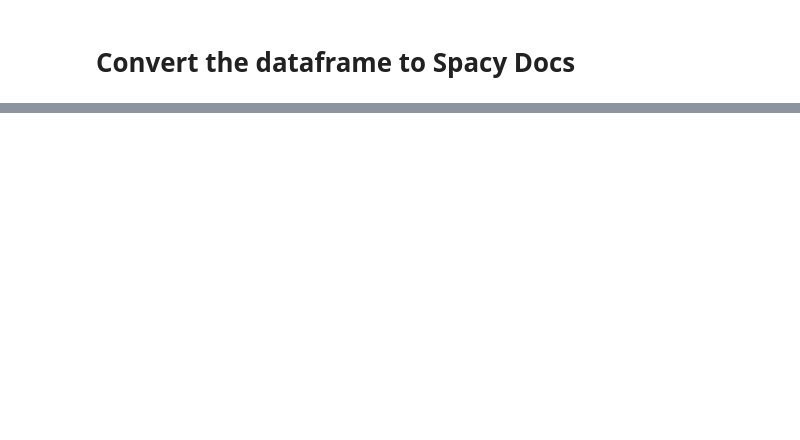
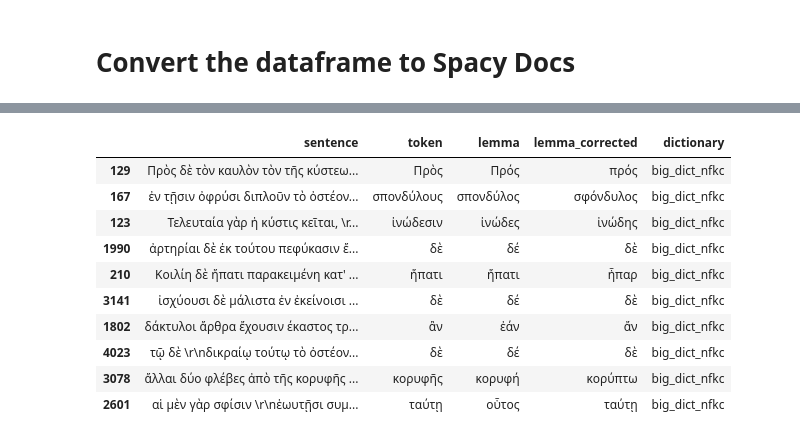
Before and after one commit to Atlogit/greCy_Atlomy, a Jupyter notebook: src/Greek_Lemmatizer_norm_dev.ipynb, the cells around one changed output, grey strips where cells are left out. Drawn from its saved outputs; the diff is of its cells as text; code cells hidden in the pictures; blank space fills up the shorter version.

```diff
--- a/src/Greek_Lemmatizer_norm_dev.ipynb
+++ b/src/Greek_Lemmatizer_norm_dev.ipynb
@@ -184,0 +388,14 @@ train_data_df.head(10)
+# %%
+corrections_df[corrections_df['dictionary'] == 'big_dict_nfkc'].sample(10)
+# %% [output]
+|  | sentence | token | lemma | lemma_corrected | dictionary |
+| 129 | Πρὸς δὲ τὸν καυλὸν τὸν τῆς κύστεω... | Πρὸς | Πρός | πρός | big_dict_nfkc |
+| 167 | ἐν τῇσιν ὀφρύσι διπλοῦν τὸ ὀστέον... | σπονδύλους | σπονδύλος | σφόνδυλος | big_dict_nfkc |
+| 123 | Τελευταία γὰρ ἡ κύστις κεῖται, \r... | ἰνώδεσιν | ἰνώδες | ἰνώδης | big_dict_nfkc |
+| 1990 | ἀρτηρίαι δὲ ἐκ τούτου πεφύκασιν ἔ... | δὲ | δέ | δὲ | big_dict_nfkc |
+| 210 | Κοιλίη δὲ ἥπατι παρακειμένη κατ' ... | ἥπατι | ἥπατι | ἧπαρ | big_dict_nfkc |
+| 3141 | ἰσχύουσι δὲ μάλιστα ἐν ἐκείνοισι ... | δὲ | δέ | δὲ | big_dict_nfkc |
+| 1802 | δάκτυλοι ἄρθρα ἔχουσιν έκαστος τρ... | ἂν | ἐάν | ἄν | big_dict_nfkc |
+| 4023 | τῷ δὲ \r\nδικραίῳ τούτῳ τὸ ὀστέον... | δὲ | δέ | δὲ | big_dict_nfkc |
+| 3078 | ἄλλαι δύο φλέβες ἀπὸ τῆς κορυφῆς ... | κορυφῆς | κορυφή | κορύπτω | big_dict_nfkc |
+| 2601 | αἱ μὲν γὰρ σφίσιν \r\nἑωυτῇσι συμ... | ταύτῃ | οὗτος | ταύτῃ | big_dict_nfkc |
```
Also changed, not shown: parts of 27 cells of this notebook.
